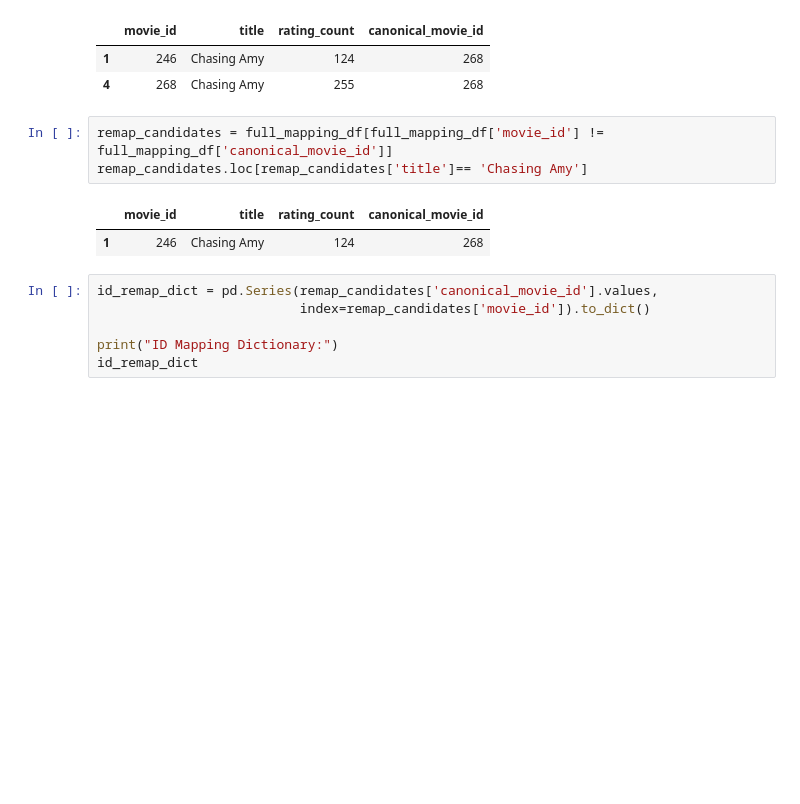
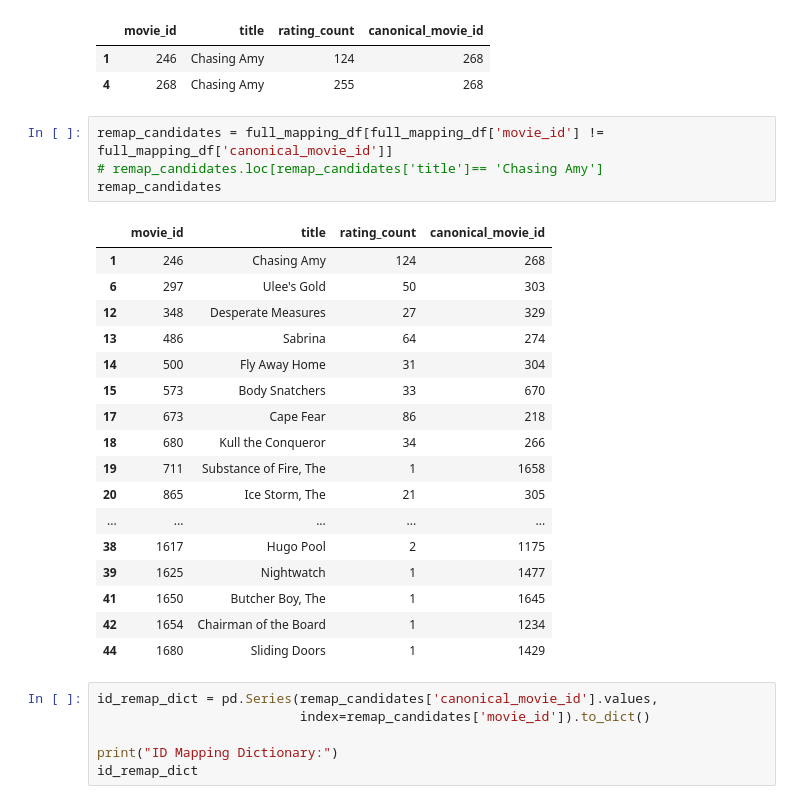
Before and after one commit to MrMinton/MovieLens100K, a Jupyter notebook: movielens_analysis.ipynb, the cells around one changed output. Cells and saved outputs as stored; diff of their text form; blank space fills up the shorter version.

```diff
--- a/movielens_analysis.ipynb
+++ b/movielens_analysis.ipynb
@@ -290,10 +303,26 @@ full_mapping_df.loc[full_mapping_df['title']== 'Chasing Amy']
 | 4 | 268 | Chasing Amy | 255 | 268 |
 # %%
 remap_candidates = full_mapping_df[full_mapping_df['movie_id'] != full_mapping_df['canonical_movie_id']]
-remap_candidates.loc[remap_candidates['title']== 'Chasing Amy']
+# remap_candidates.loc[remap_candidates['title']== 'Chasing Amy']
+remap_candidates
 # %% [output]
 |  | movie_id | title | rating_count | canonical_movie_id |
 | 1 | 246 | Chasing Amy | 124 | 268 |
+| 6 | 297 | Ulee's Gold | 50 | 303 |
+| 12 | 348 | Desperate Measures | 27 | 329 |
+| 13 | 486 | Sabrina | 64 | 274 |
+| 14 | 500 | Fly Away Home | 31 | 304 |
+| 15 | 573 | Body Snatchers | 33 | 670 |
+| 17 | 673 | Cape Fear | 86 | 218 |
+| 18 | 680 | Kull the Conqueror | 34 | 266 |
+| 19 | 711 | Substance of Fire, The | 1 | 1658 |
+| 20 | 865 | Ice Storm, The | 21 | 305 |
+| ... | ... | ... | ... | ... |
+| 38 | 1617 | Hugo Pool | 2 | 1175 |
+| 39 | 1625 | Nightwatch | 1 | 1477 |
+| 41 | 1650 | Butcher Boy, The | 1 | 1645 |
+| 42 | 1654 | Chairman of the Board | 1 | 1234 |
+| 44 | 1680 | Sliding Doors | 1 | 1429 |
 # %%
 id_remap_dict = pd.Series(remap_candidates['canonical_movie_id'].values,
 						  index=remap_candidates['movie_id']).to_dict()
```
Also changed, not shown: parts of 12 cells of this notebook.
